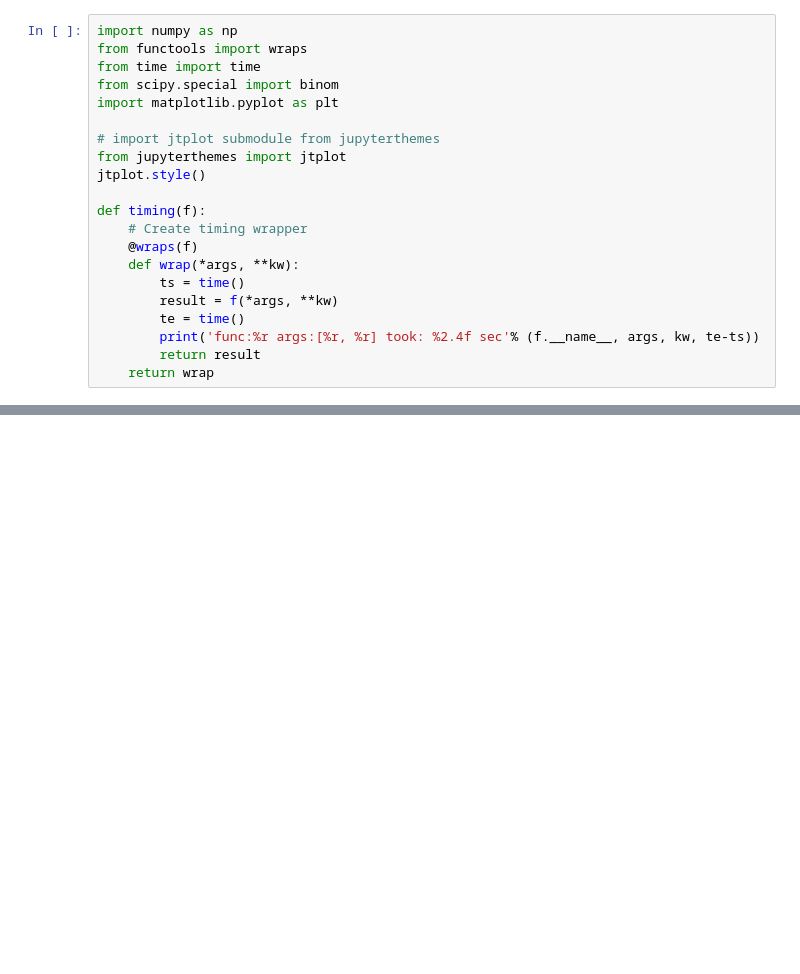
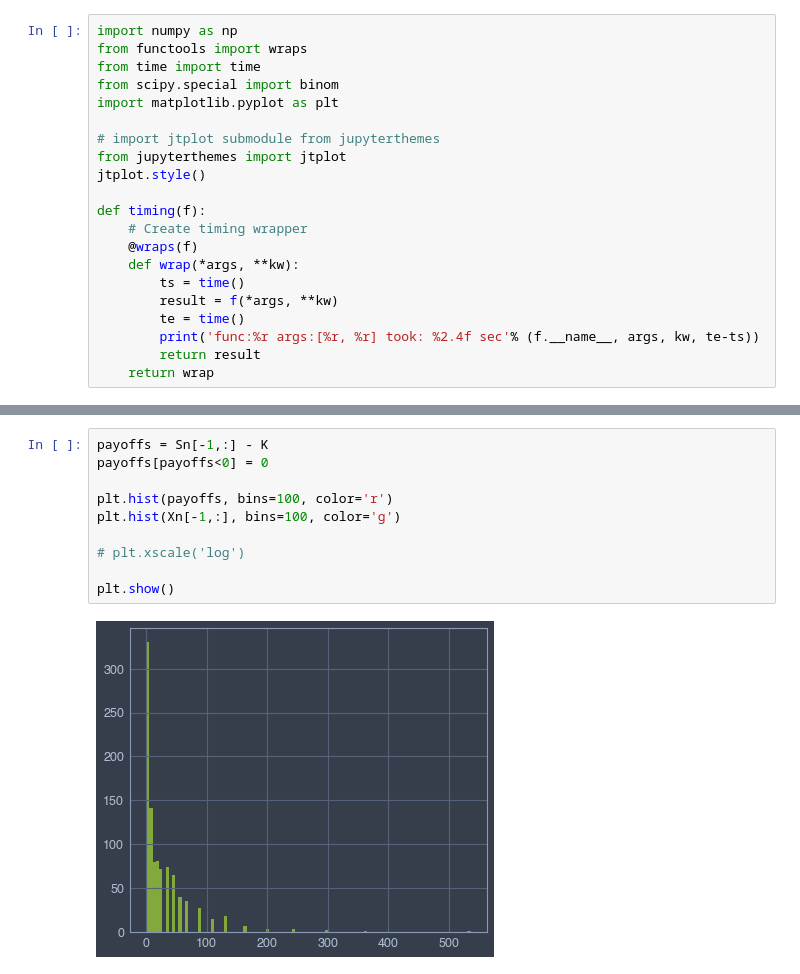
Before and after one commit to mikeal888/Stochastic_projects, a Jupyter notebook: Shreve_exercises/Binomial_asset_european.ipynb, the cells around one changed output, grey strips where cells are left out. Drawn from its saved outputs; the diff is of its cells as text; blank space fills up the shorter version.

```diff
--- a/Shreve_exercises/Binomial_asset_european.ipynb
+++ b/Shreve_exercises/Binomial_asset_european.ipynb
@@ -134,0 +211,12 @@ for i in range(n+1):
+# %%
+payoffs = Sn[-1,:] - K
+payoffs[payoffs<0] = 0
+
+plt.hist(payoffs, bins=100, color='r')
+plt.hist(Xn[-1,:], bins=100, color='g')
+
+# plt.xscale('log')
+
+plt.show()
+# %% [output]
+[figure, added]
```
Also changed, not shown: parts of 28 cells of this notebook, 4 other files.
